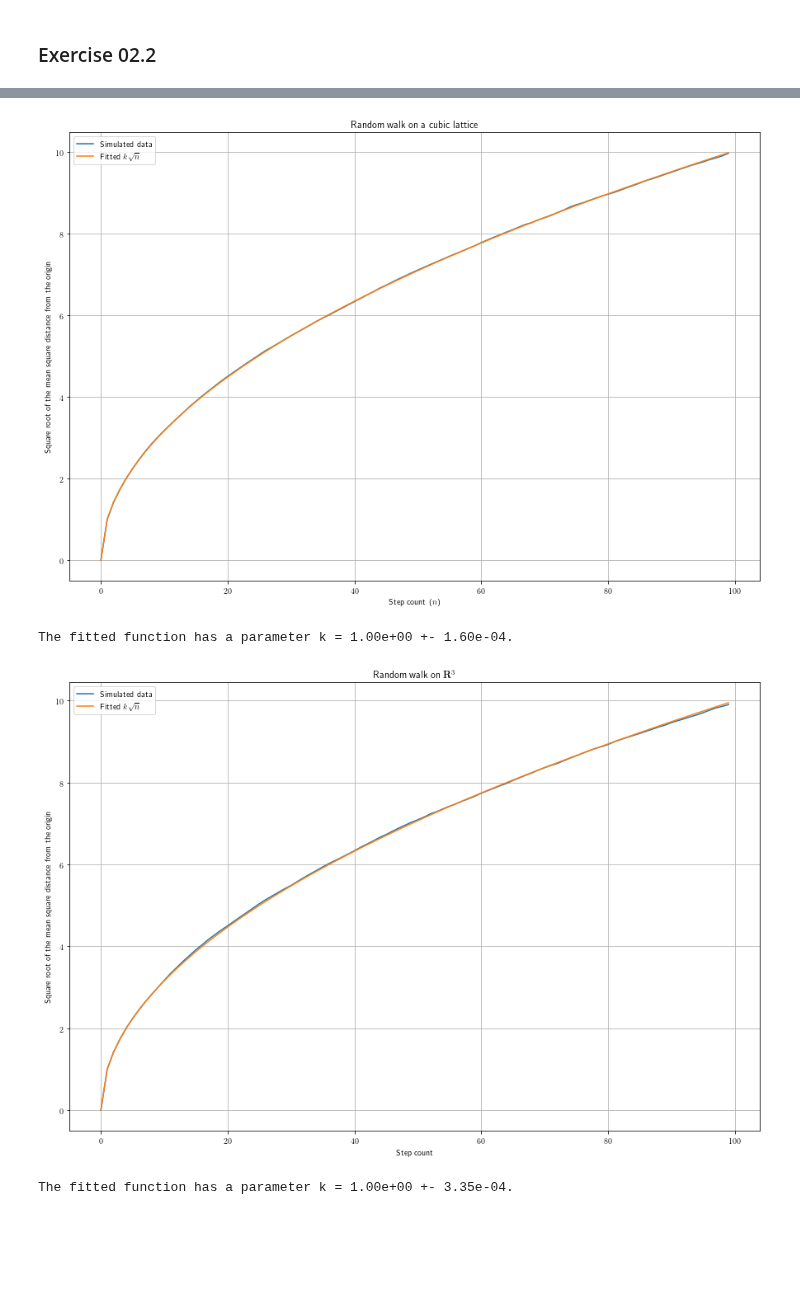
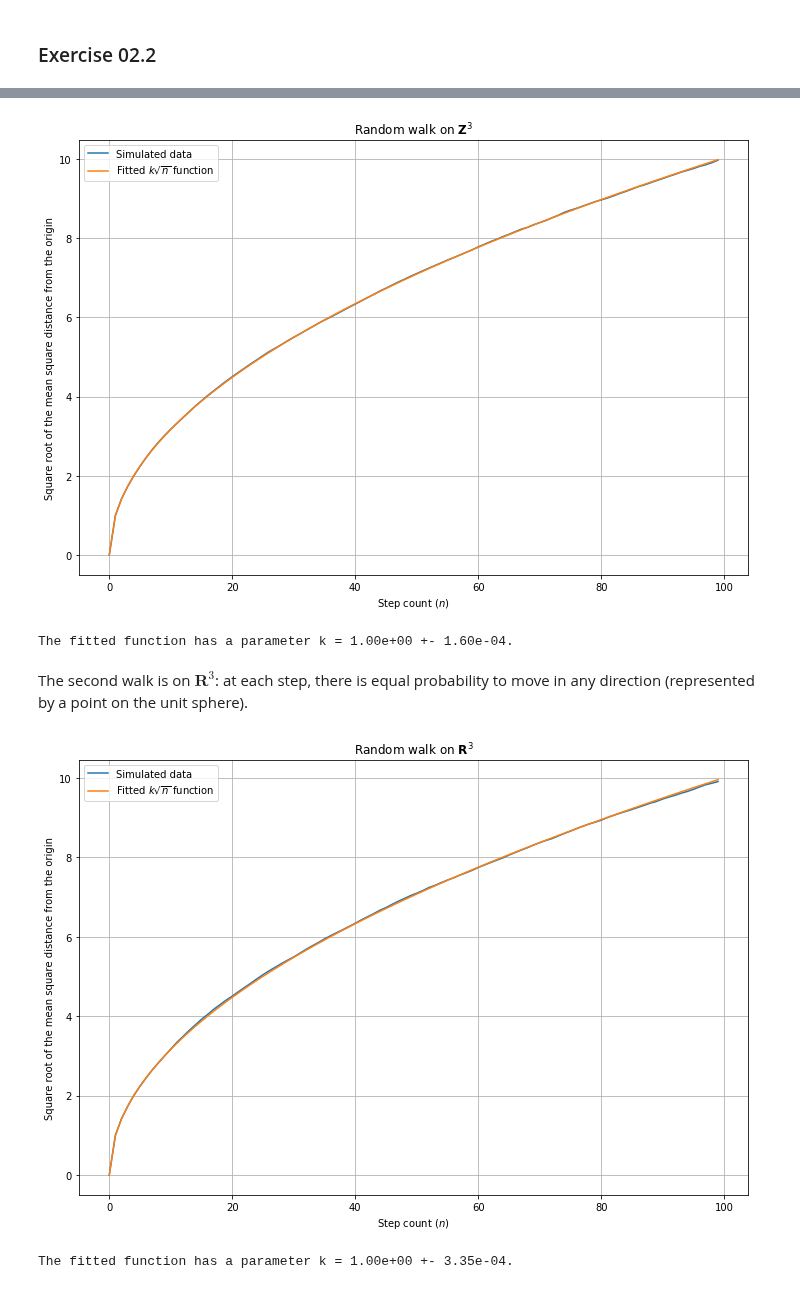
Before and after one commit to phaerrax/lab-simulazione-numerica, a Jupyter notebook: exercise02/exercise02.ipynb, the cells around one changed output, grey strips where cells are left out. Drawn from its saved outputs; the diff is of its cells as text; code cells hidden in the pictures; blank space fills up the shorter version.

Commit message:
[2] Complete exercise 2
With the addition of the output files for each program to the
repository, and some final aesthetic changes, the exercise should be now
complete.

```diff
--- a/exercise02/exercise02.ipynb
+++ b/exercise02/exercise02.ipynb
@@ -3,7 +3,6 @@
 # %%
 import matplotlib
 import matplotlib.pyplot as plt
-matplotlib.rcParams['text.usetex'] = True
 import numpy as np
 import math
 import string
@@ -59,13 +86,13 @@ The second one was on $\mathbf{R}^3$: at each step, there is equal probability t
 prefix = "exercise02-2/"
 # %%
 # Data collection
-filename = prefix + "cubic-random-walk.dat"
+filename = prefix + "cubic_random_walk.dat"
 msd = np.loadtxt(filename)
 
 # Plot
-plt.figure(figsize = (15,10))
+plt.figure(figsize = (12, 8))
 plt.plot(msd, label = "Simulated data")
-plt.title("Random walk on a cubic lattice")
+plt.title(r"Random walk on $\mathbf{Z}^3$")
 plt.xlabel(r"Step count ($n$)")
 plt.ylabel("Square root of the mean square distance from the origin")
 
@@ -75,7 +102,11 @@ def f(x, k):
 x_range = range(len(msd))
 optimal_values, covariance_matrix = curve_fit(f, x_range, msd)
 k_fit = optimal_values[0]
-plt.plot(x_range, [k_fit * np.sqrt(x) for x in x_range], label = r"Fitted $k\sqrt{n}$")
+plt.plot(
+    x_range,
+    [k_fit * np.sqrt(x) for x in x_range],
+    label = r"Fitted $k\sqrt{n}$ function"
+)
 plt.legend()
 plt.grid(True)
 
@@ -85,36 +116,42 @@ print("The fitted function has a parameter k = "
       + "{:.2e}".format(optimal_values[0]) + " +- " + "{:.2e}".format(np.sqrt(covariance_matrix[0][0]))
       + ".")
 # %% [output]
-[figure, old version]
+[figure, new version]
 The fitted function has a parameter k = 1.00e+00 +- 1.60e-04.
+# %% [markdown]
+The second walk is on $\mathbf{R}^3$: at each step, there is equal probability to move in any direction (represented by a point on the unit sphere).
 # %%
 # Data collection
-filename = prefix + "continuous-random-walk.dat"
+filename = prefix + "continuous_random_walk.dat"
 msd = np.loadtxt(filename)
 
 # Plot
-plt.figure(figsize = (15,10))
+plt.figure(figsize = (12, 8))
 plt.plot(msd, label = "Simulated data")
 plt.title(r"Random walk on $\mathbf{R}^3$")
-plt.xlabel("Step count")
+plt.xlabel(r"Step count ($n$)")
 plt.ylabel("Square root of the mean square distance from the origin")
 
 # Fit a function k * sqrt(n) to the data
 def f(x, k):
     return k * np.sqrt(x)
 x_range = range(len(msd))
 optimal_values, covariance_matrix = curve_fit(f, x_range, msd)
 k_fit = optimal_values[0]
-plt.plot(x_range, [k_fit * np.sqrt(x) for x in x_range], label = r"Fitted $k\sqrt{n}$")
+plt.plot(
+    x_range,
+    [k_fit * np.sqrt(x) for x in x_range],
+    label = r"Fitted $k\sqrt{n}$ function"
+)
 plt.legend()
 plt.grid(True)
 
 plt.show()
 
 print("The fitted function has a parameter k = "
       + "{:.2e}".format(optimal_values[0]) + " +- " + "{:.2e}".format(np.sqrt(covariance_matrix[0][0]))
       + ".")
 # %% [output]
-[figure, old version]
+[figure, new version]
 The fitted function has a parameter k = 1.00e+00 +- 3.35e-04.
 # %% [markdown]
```
Also changed, not shown: parts of 7 cells of this notebook, 5 other files.
